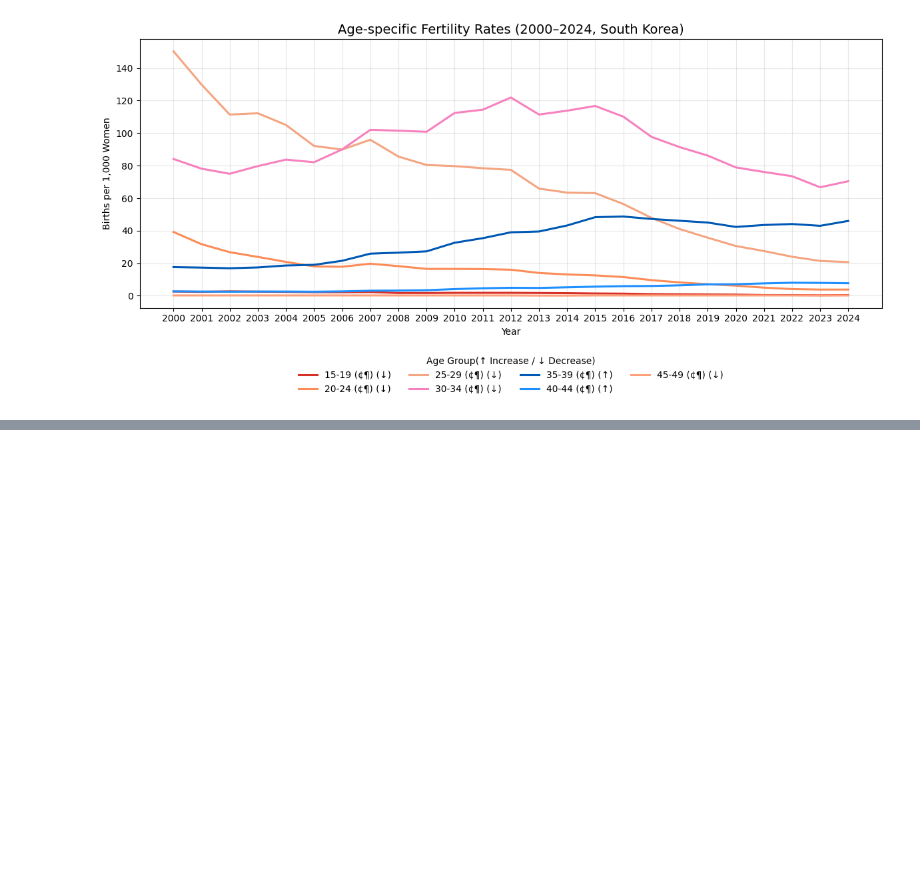
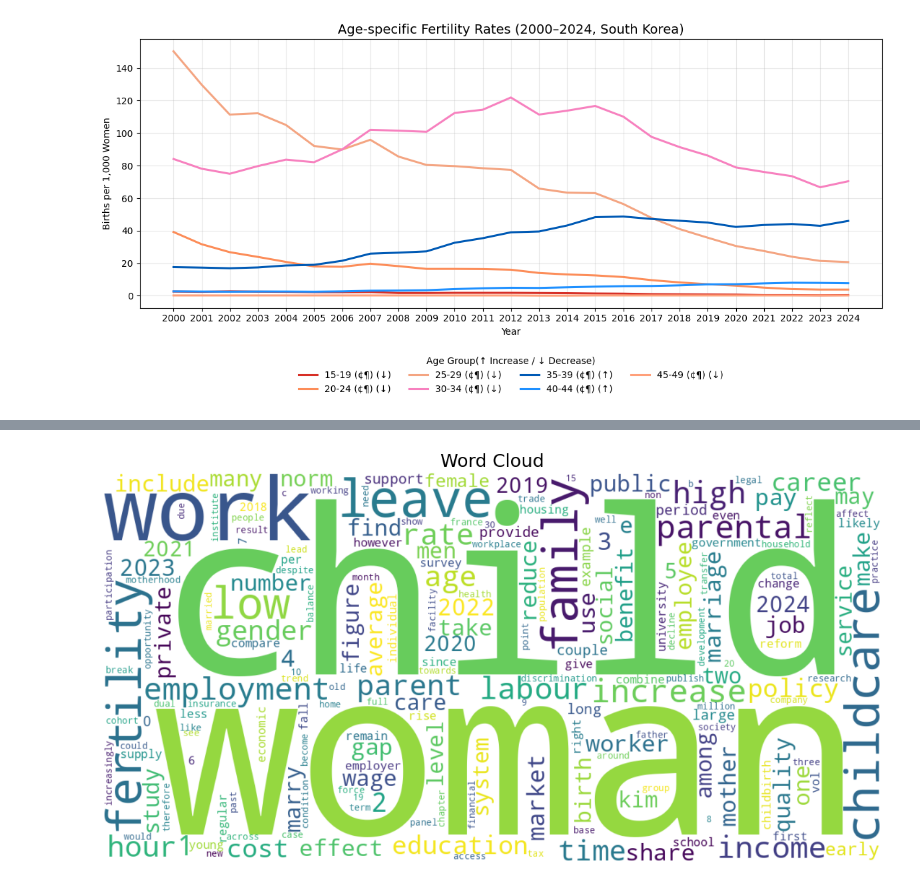
Before and after one commit to swsewon3-ship-it/python-for-public-policy_2025-Fall, a Jupyter notebook: Final_Project_"Understanding_Korea’s_Fertility_Decline_(2000–2024)_A_Quantitative_and_Textual_Exploration".ipynb, the cells around one changed output, grey strips where cells are left out. Drawn from its saved outputs; the diff is of its cells as text; code cells hidden in the pictures; blank space fills up the shorter version.

```diff
--- a/Final_Project_"Understanding_Korea’s_Fertility_Decline_(2000–2024)_A_Quantitative_and_Textual_Exploration".ipynb
+++ b/Final_Project_"Understanding_Korea’s_Fertility_Decline_(2000–2024)_A_Quantitative_and_Textual_Exploration".ipynb
@@ -250,0 +3402,12 @@ decreasing age group : 15-19, 20-24, 25-29, 30-34, 45-49
+# %%
+wc = WordCloud(width=1200, height=600,
+               background_color="white",
+               colormap="viridis").generate_from_frequencies(dict(FreqDist(clean).most_common()))
+
+plt.figure(figsize=(14,7))
+plt.imshow(wc, interpolation="bilinear")
+plt.axis("off")
+plt.title("Word Cloud", fontsize=18)
+plt.show()
+# %% [output]
+[figure, added]
```
Also changed, not shown: parts of 28 cells of this notebook.
